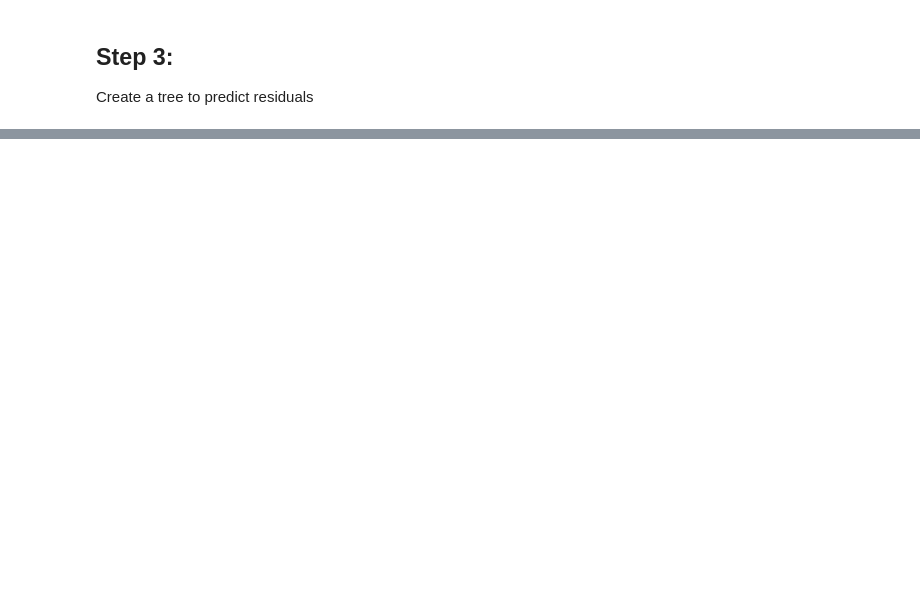
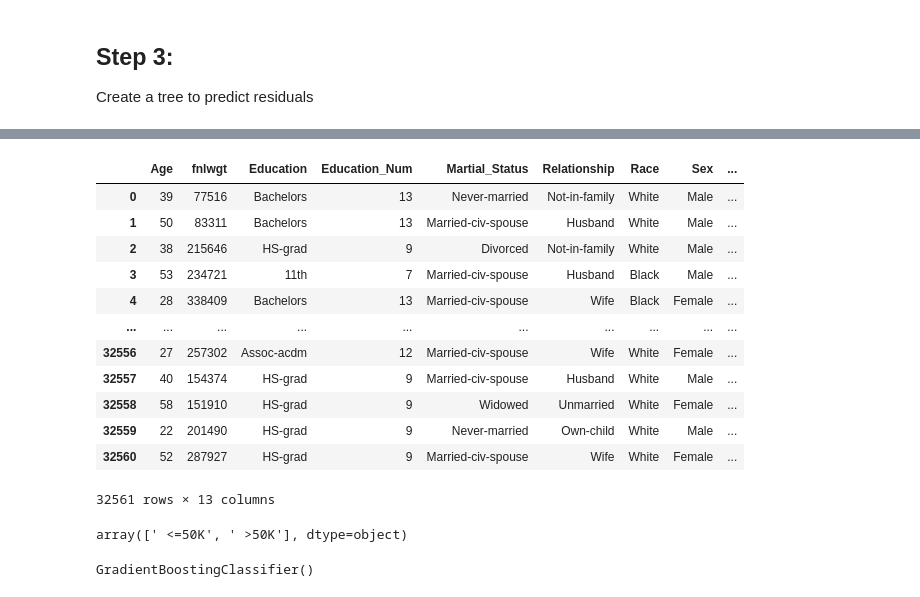
Before and after one commit to krajit/decisionTrees, a Jupyter notebook: gradientBoost_classification.ipynb, the cells around one changed output, grey strips where cells are left out. Saved outputs shown, nothing was run; the diff lists cells and outputs as text; code cells hidden in the pictures; blank space fills up the shorter version.

Commit message:
gradient boost reviewed and coded

```diff
--- a/gradientBoost_classification.ipynb
+++ b/gradientBoost_classification.ipynb
@@ -221,0 +229,4 @@ df
+# %%
+import numpy as np
+import pandas as pd
+pd.set_option('display.precision',3)
@@ -221,0 +235,8 @@ df
+# %%
+# for Jupyter-book, we copy data from GitHub, locally, to save Internet traffic,
+# you can specify the data/ folder from the root of your cloned
+# https://github.com/Yorko/mlcourse.ai repo, to save Internet traffic
+DATA_PATH = "https://raw.githubusercontent.com/Yorko/mlcourse.ai/main/data/"
+# %%
+df = pd.read_csv(DATA_PATH + "adult_train.csv", sep=";")
+df.tail()
@@ -221,0 +250,3 @@ df
+# %%
+df.drop(columns=['Workclass', 'Occupation', 'Country'],inplace=True)
+df.info()
@@ -221,0 +273,21 @@ df
+# %%
+df['TargetNew'] = df['Target'].map({' <=50K':0, ' >50K':1 })
+df
+# %% [output]
+|  | Age | fnlwgt | Education | Education_Num | Martial_Status | Relationship | Race | Sex | ... |
+| 0 | 39 | 77516 | Bachelors | 13 | Never-married | Not-in-family | White | Male | ... |
+| 1 | 50 | 83311 | Bachelors | 13 | Married-civ-spouse | Husband | White | Male | ... |
+| 2 | 38 | 215646 | HS-grad | 9 | Divorced | Not-in-family | White | Male | ... |
+| 3 | 53 | 234721 | 11th | 7 | Married-civ-spouse | Husband | Black | Male | ... |
+| 4 | 28 | 338409 | Bachelors | 13 | Married-civ-spouse | Wife | Black | Female | ... |
+| ... | ... | ... | ... | ... | ... | ... | ... | ... | ... |
+| 32556 | 27 | 257302 | Assoc-acdm | 12 | Married-civ-spouse | Wife | White | Female | ... |
+| 32557 | 40 | 154374 | HS-grad | 9 | Married-civ-spouse | Husband | White | Male | ... |
+| 32558 | 58 | 151910 | HS-grad | 9 | Widowed | Unmarried | White | Female | ... |
+| 32559 | 22 | 201490 | HS-grad | 9 | Never-married | Own-child | White | Male | ... |
+| 32560 | 52 | 287927 | HS-grad | 9 | Married-civ-spouse | Wife | White | Female | ... |
+32561 rows × 13 columns
+# %%
+df['Target'].unique()
+# %% [output]
+array([' <=50K', ' >50K'], dtype=object)
@@ -221,0 +306,5 @@ df
+# %%
+clf = GradientBoostingClassifier()
+clf.fit(x_train,y_train)
+# %% [output]
+GradientBoostingClassifier()
```
Also changed, not shown: parts of 45 cells of this notebook.
